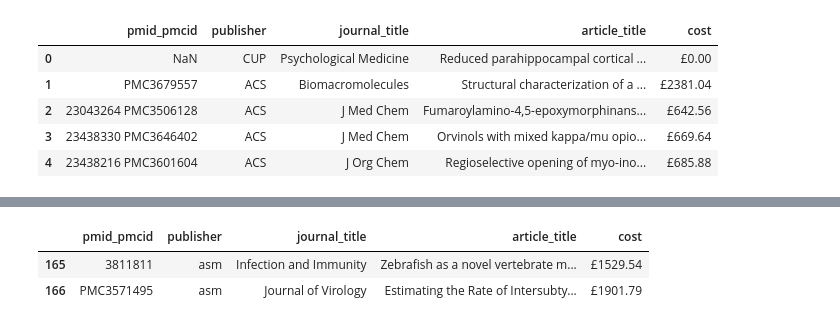
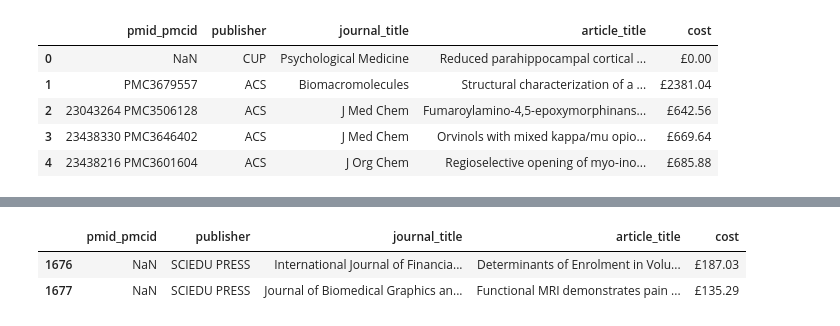
Before and after one commit to ajakaiye33/Data_Science_Bootcamp, a Jupyter notebook: intermediate_viz/data_cleaning_drill/data_cleaning.ipynb, the cells around one changed output, grey strips where cells are left out. Drawn from its saved outputs; the diff is of its cells as text; code cells hidden in the pictures.

```diff
--- a/intermediate_viz/data_cleaning_drill/data_cleaning.ipynb
+++ b/intermediate_viz/data_cleaning_drill/data_cleaning.ipynb
@@ -97,6 +93,3 @@ apc_data['publisher'].unique().shape
-# %%
-#striped it off spaces from right and left
-apc_data['publisher']= apc_data['publisher'].str.strip()
 # %%
-#turn the value to lower caps
-apc_data['publisher'] = apc_data['publisher'].str.lower()
+#Turn the publisher column into capital letters
+apc_data['publisher'] = apc_data['publisher'].str.upper()
@@ -107,5 +95,0 @@ apc_data['publisher'].unique().shape
-# %%
-apc_data['publisher'] = apc_data['publisher'].str.replace('(', '').str.replace(')', '').str.replace('publications','').str.rstrip().str.replace('^acs$', 'american chemical society').str.replace('^acs', '').str.replace('amercian','american').str.lstrip()
-# %%
-#continue with the cleaning the publisher column
-apc_data['publisher'] = apc_data['publisher'].str.replace('h.matology', 'haematology').str.replace('american\ss.c\s', 'american society ').str.replace('bio.gy','biology')
@@ -112,6 +152,6 @@ apc_data['publisher'] = apc_data['publisher'].str.replace('h.matology', 'haemato
 # %%
-apc_data[apc_data.publisher=='asm']
+apc_data[apc_data.publisher=='SCIEDU PRESS']
 # %% [output]
 |  | pmid_pmcid | publisher | journal_title | article_title | cost |
-| 165 | 3811811 | asm | Infection and Immunity | Zebrafish as a novel vertebrate m... | £1529.54 |
-| 166 | PMC3571495 | asm | Journal of Virology | Estimating the Rate of Intersubty... | £1901.79 |
+| 1676 | NaN | SCIEDU PRESS | International Journal of Financia... | Determinants of Enrolment in Volu... | £187.03 |
+| 1677 | NaN | SCIEDU PRESS | Journal of Biomedical Graphics an... | Functional MRI demonstrates pain ... | £135.29 |
```
Also changed, not shown: parts of 12 cells of this notebook.
